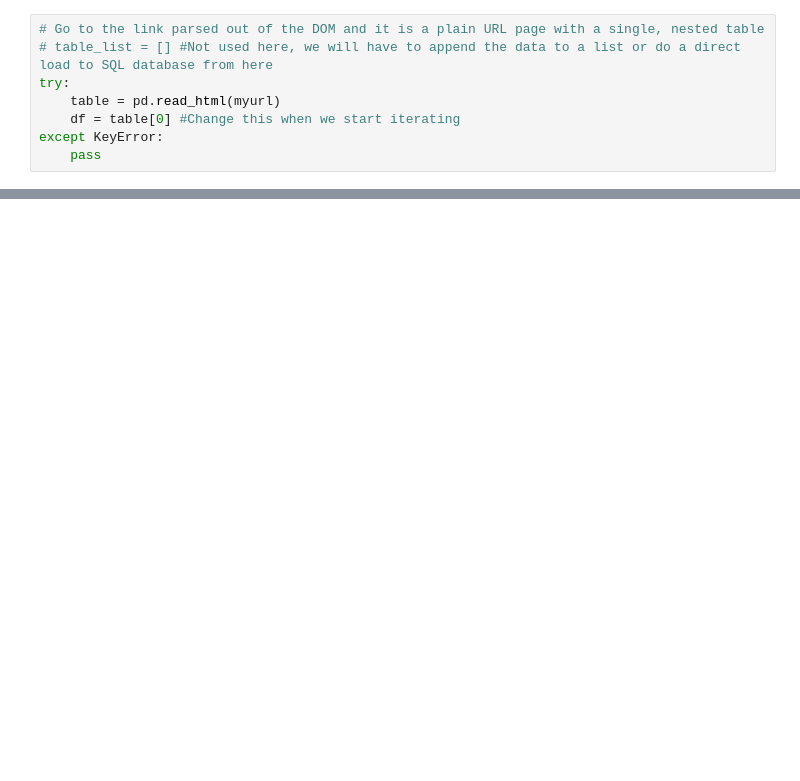
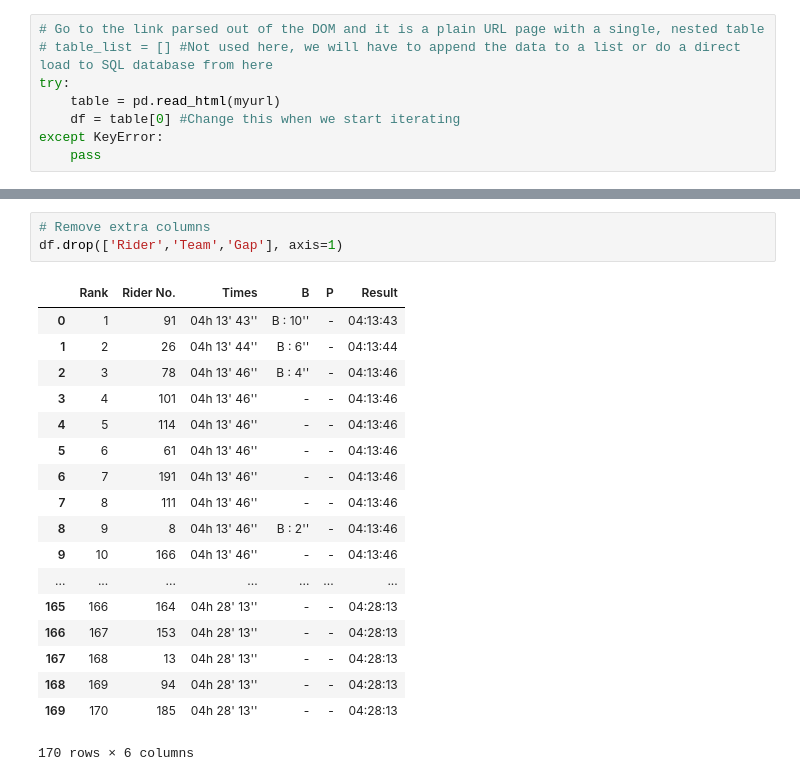
Before and after one commit to bman511/tour-de-awesome-, a Jupyter notebook: web_scraping/TDF_data.ipynb, the cells around one changed output, grey strips where cells are left out. Cells and saved outputs as stored; diff of their text form; blank space fills up the shorter version.

```diff
--- a/web_scraping/TDF_data.ipynb
+++ b/web_scraping/TDF_data.ipynb
@@ -96,0 +96,22 @@ df.head()
+# %%
+# Remove extra columns
+df.drop(['Rider','Team','Gap'], axis=1)
+# %% [output]
+|  | Rank | Rider No. | Times | B | P | Result |
+| 0 | 1 | 91 | 04h 13' 43'' | B : 10'' | - | 04:13:43 |
+| 1 | 2 | 26 | 04h 13' 44'' | B : 6'' | - | 04:13:44 |
+| 2 | 3 | 78 | 04h 13' 46'' | B : 4'' | - | 04:13:46 |
+| 3 | 4 | 101 | 04h 13' 46'' | - | - | 04:13:46 |
+| 4 | 5 | 114 | 04h 13' 46'' | - | - | 04:13:46 |
+| 5 | 6 | 61 | 04h 13' 46'' | - | - | 04:13:46 |
+| 6 | 7 | 191 | 04h 13' 46'' | - | - | 04:13:46 |
+| 7 | 8 | 111 | 04h 13' 46'' | - | - | 04:13:46 |
+| 8 | 9 | 8 | 04h 13' 46'' | B : 2'' | - | 04:13:46 |
+| 9 | 10 | 166 | 04h 13' 46'' | - | - | 04:13:46 |
+| ... | ... | ... | ... | ... | ... | ... |
+| 165 | 166 | 164 | 04h 28' 13'' | - | - | 04:28:13 |
+| 166 | 167 | 153 | 04h 28' 13'' | - | - | 04:28:13 |
+| 167 | 168 | 13 | 04h 28' 13'' | - | - | 04:28:13 |
+| 168 | 169 | 94 | 04h 28' 13'' | - | - | 04:28:13 |
+| 169 | 170 | 185 | 04h 28' 13'' | - | - | 04:28:13 |
+170 rows × 6 columns
```
Also changed, not shown: parts of 15 cells of this notebook.
